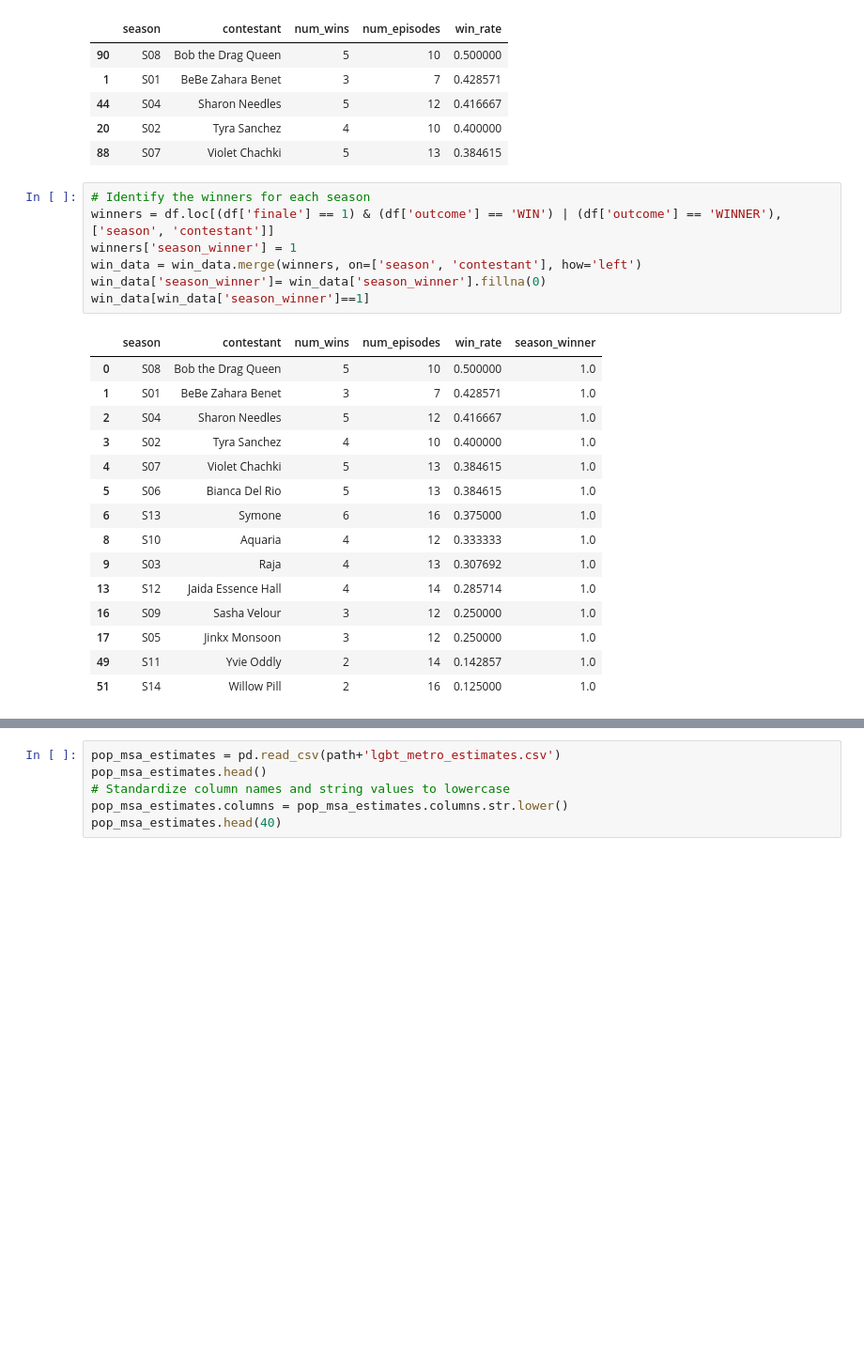
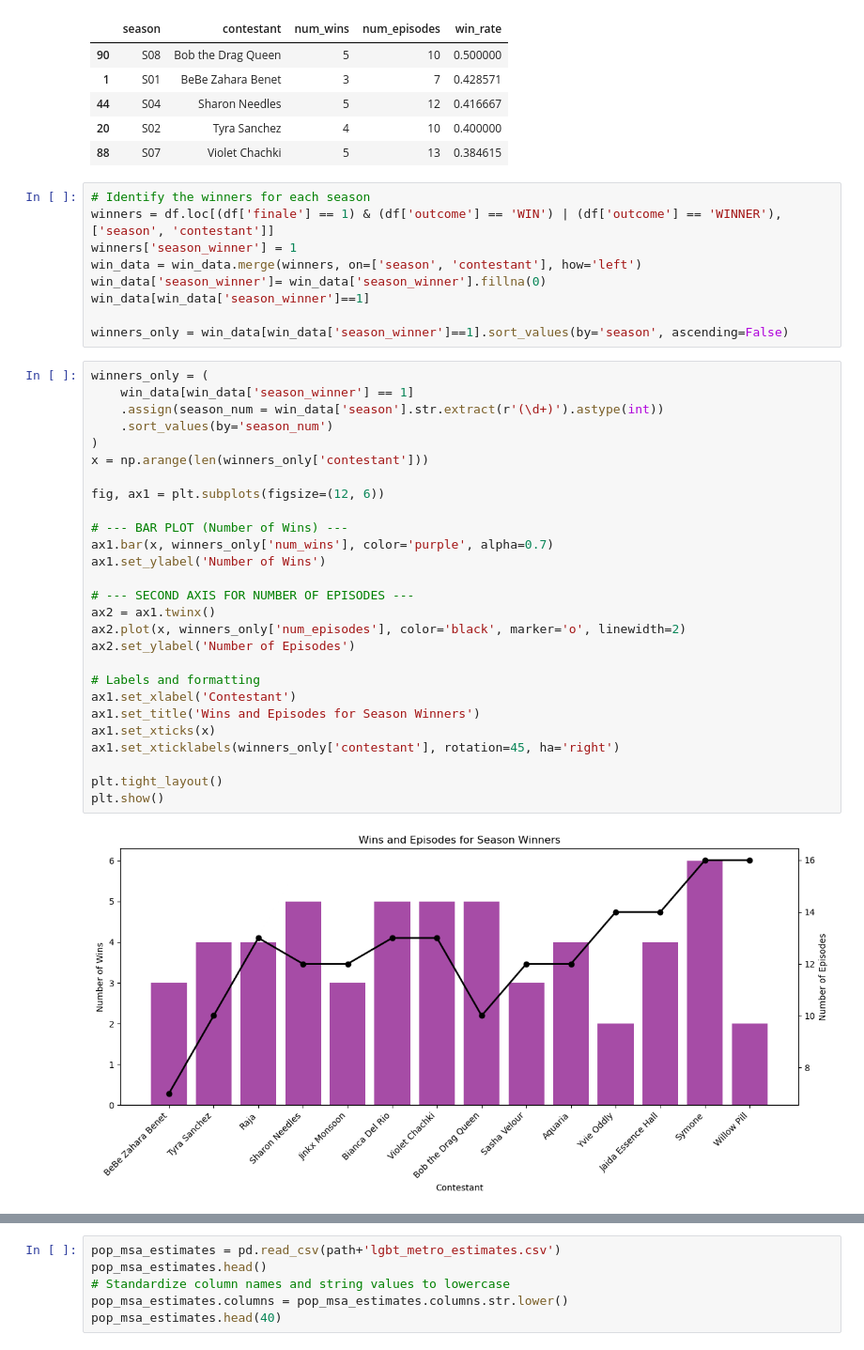
Before and after one commit to navar135/dragrace, a Jupyter notebook: final_project.ipynb, the cells around one changed output, grey strips where cells are left out. Shown at 94% size. Drawn from its saved outputs; the diff is of its cells as text; blank space fills up the shorter version.

```diff
--- a/final_project.ipynb
+++ b/final_project.ipynb
@@ -191,19 +189,34 @@ winners['season_winner'] = 1
 win_data = win_data.merge(winners, on=['season', 'contestant'], how='left')
 win_data['season_winner']= win_data['season_winner'].fillna(0)
 win_data[win_data['season_winner']==1]
+
+winners_only = win_data[win_data['season_winner']==1].sort_values(by='season', ascending=False)
-# %% [output]
-|  | season | contestant | num_wins | num_episodes | win_rate | season_winner |
-| 0 | S08 | Bob the Drag Queen | 5 | 10 | 0.500000 | 1.0 |
-| 1 | S01 | BeBe Zahara Benet | 3 | 7 | 0.428571 | 1.0 |
-| 2 | S04 | Sharon Needles | 5 | 12 | 0.416667 | 1.0 |
-| 3 | S02 | Tyra Sanchez | 4 | 10 | 0.400000 | 1.0 |
-| 4 | S07 | Violet Chachki | 5 | 13 | 0.384615 | 1.0 |
-| 5 | S06 | Bianca Del Rio | 5 | 13 | 0.384615 | 1.0 |
-| 6 | S13 | Symone | 6 | 16 | 0.375000 | 1.0 |
-| 8 | S10 | Aquaria | 4 | 12 | 0.333333 | 1.0 |
-| 9 | S03 | Raja | 4 | 13 | 0.307692 | 1.0 |
-| 13 | S12 | Jaida Essence Hall | 4 | 14 | 0.285714 | 1.0 |
-| 16 | S09 | Sasha Velour | 3 | 12 | 0.250000 | 1.0 |
-| 17 | S05 | Jinkx Monsoon | 3 | 12 | 0.250000 | 1.0 |
-| 49 | S11 | Yvie Oddly | 2 | 14 | 0.142857 | 1.0 |
-| 51 | S14 | Willow Pill | 2 | 16 | 0.125000 | 1.0 |
+# %%
+winners_only = (
+    win_data[win_data['season_winner'] == 1]
+    .assign(season_num = win_data['season'].str.extract(r'(\d+)').astype(int))
+    .sort_values(by='season_num')
+)
+x = np.arange(len(winners_only['contestant']))
+
+fig, ax1 = plt.subplots(figsize=(12, 6))
+
+# --- BAR PLOT (Number of Wins) ---
+ax1.bar(x, winners_only['num_wins'], color='purple', alpha=0.7)
+ax1.set_ylabel('Number of Wins')
+
+# --- SECOND AXIS FOR NUMBER OF EPISODES ---
+ax2 = ax1.twinx()
+ax2.plot(x, winners_only['num_episodes'], color='black', marker='o', linewidth=2)
+ax2.set_ylabel('Number of Episodes')
+
+# Labels and formatting
+ax1.set_xlabel('Contestant')
+ax1.set_title('Wins and Episodes for Season Winners')
+ax1.set_xticks(x)
+ax1.set_xticklabels(winners_only['contestant'], rotation=45, ha='right')
+
+plt.tight_layout()
+plt.show()
+# %% [output]
+[figure, added]
```
Also changed, not shown: parts of 18 cells of this notebook, 1 other file.
